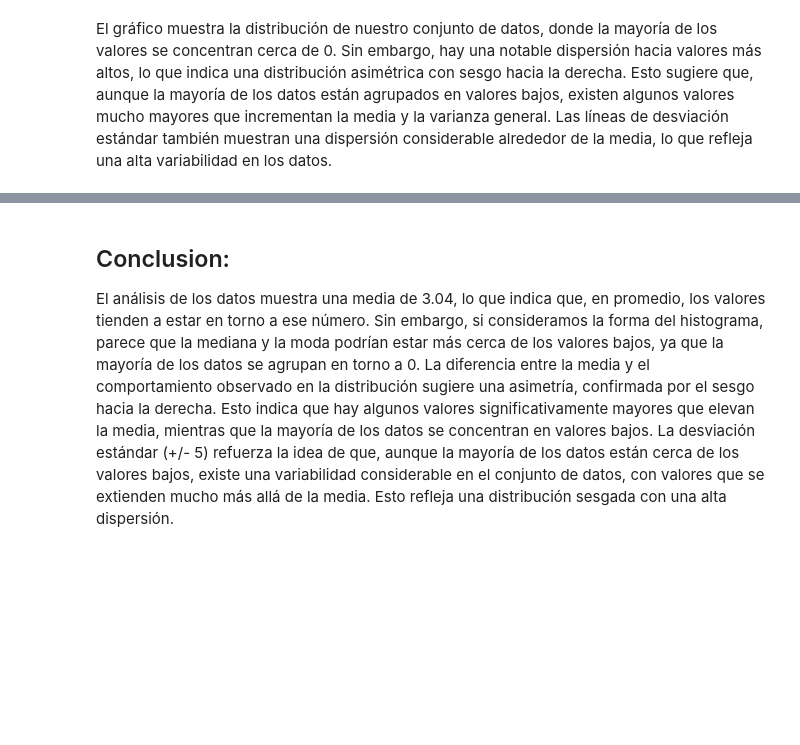
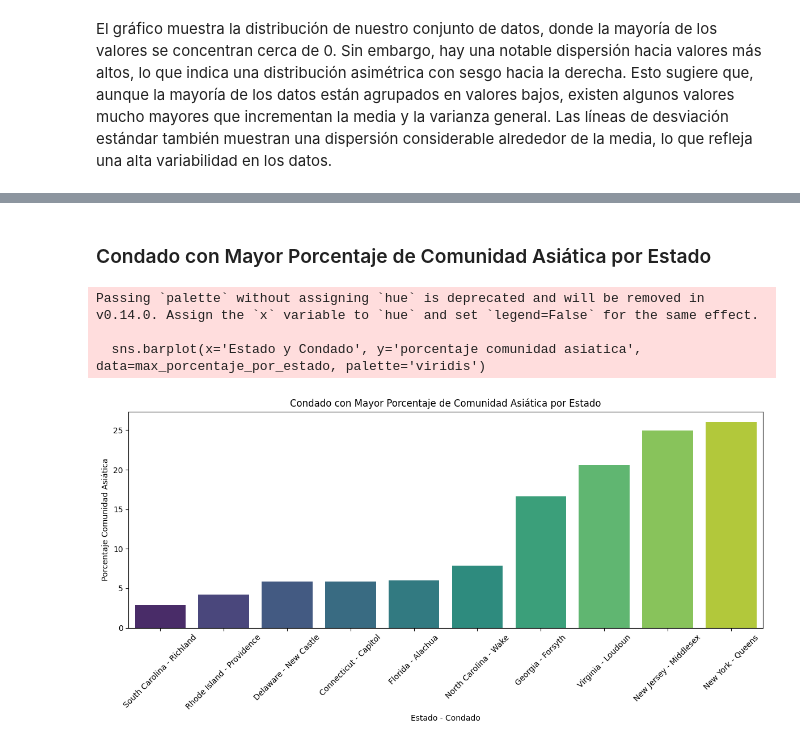
Before and after one commit to psm545/Google-and-Yelp-Recomendaciones-PF-Henry-PT-09, a Jupyter notebook: Demografía.ipynb, the cells around one changed output, grey strips where cells are left out. Saved outputs shown, nothing was run; the diff lists cells and outputs as text; code cells hidden in the pictures; blank space fills up the shorter version.

```diff
--- a/Demografía.ipynb
+++ b/Demografía.ipynb
@@ -620,3 +590,21 @@ df
-# %% [markdown]
-## Conclusion:
-El análisis de los datos muestra una media de 3.04, lo que indica que, en promedio, los valores tienden a estar en torno a ese número. Sin embargo, si consideramos la forma del histograma, parece que la mediana y la moda podrían estar más cerca de los valores bajos, ya que la mayoría de los datos se agrupan en torno a 0. La diferencia entre la media y el comportamiento observado en la distribución sugiere una asimetría, confirmada por el sesgo hacia la derecha. Esto indica que hay algunos valores significativamente mayores que elevan la media, mientras que la mayoría de los datos se concentran en valores bajos. La desviación estándar (+/- 5) refuerza la idea de que, aunque la mayoría de los datos están cerca de los valores bajos, existe una variabilidad considerable en el conjunto de datos, con valores que se extienden mucho más allá de la media. Esto refleja una distribución sesgada con una alta dispersión.
+# %% [markdown]
+### Condado con Mayor Porcentaje de Comunidad Asiática por Estado
+# %%
+max_porcentaje_por_estado = df.loc[df.groupby('Region')['porcentaje comunidad asiatica'].idxmax()]
+max_porcentaje_por_estado['Estado y Condado'] = max_porcentaje_por_estado['Region'] + ' - ' + max_porcentaje_por_estado['condado']
+# %%
+# Gráfico de barras para el máximo porcentaje por estado y condado
+max_porcentaje_por_estado = max_porcentaje_por_estado.sort_values(by='porcentaje comunidad asiatica')
+plt.figure(figsize=(12, 6))
+sns.barplot(x='Estado y Condado', y='porcentaje comunidad asiatica', data=max_porcentaje_por_estado, palette='viridis')
+plt.title('Condado con Mayor Porcentaje de Comunidad Asiática por Estado')
+plt.xlabel('Estado - Condado')
+plt.ylabel('Porcentaje Comunidad Asiática')
+plt.xticks(rotation=45)
+plt.tight_layout()
+plt.show()
+# %% [output]
+Passing `palette` without assigning `hue` is deprecated and will be removed in v0.14.0. Assign the `x` variable to `hue` and set `legend=False` for the same effect.
+
+  sns.barplot(x='Estado y Condado', y='porcentaje comunidad asiatica', data=max_porcentaje_por_estado, palette='viridis')
+[figure, added]
```
Also changed, not shown: parts of 19 cells of this notebook.
